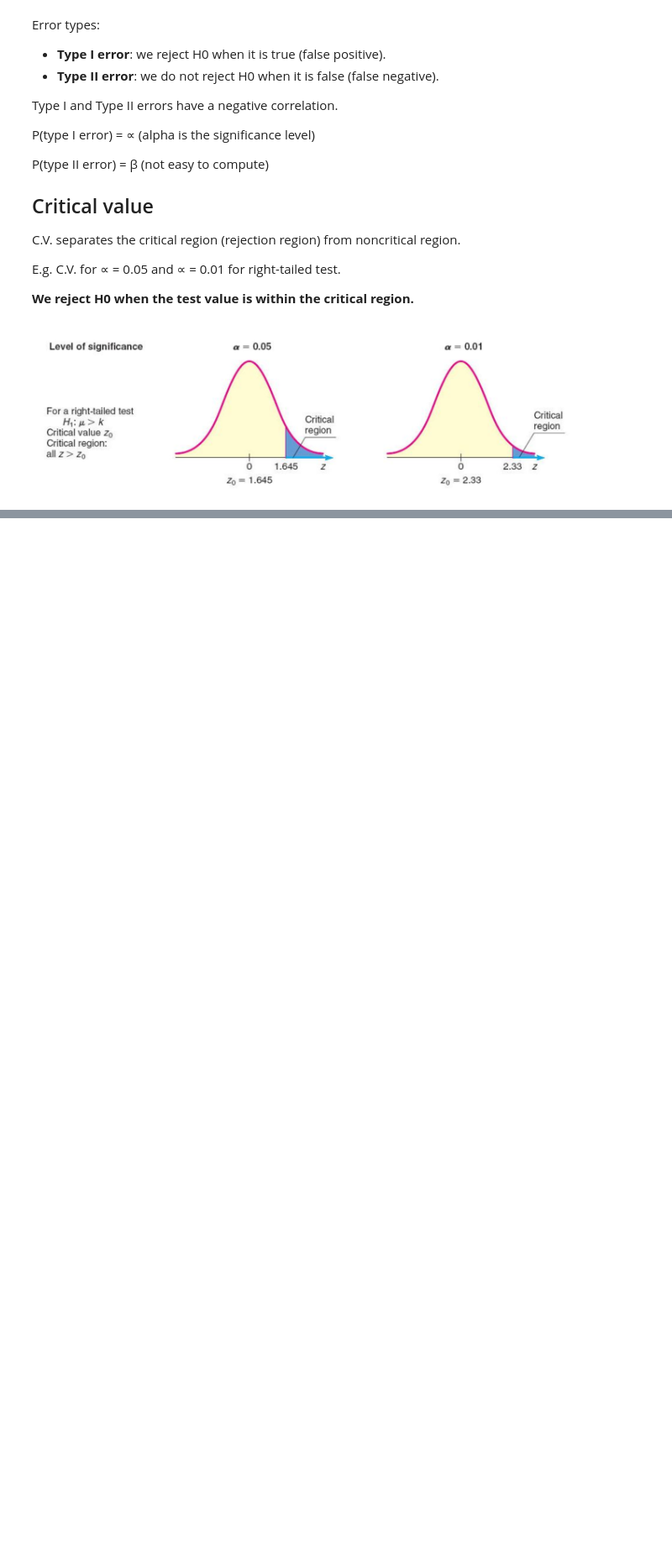
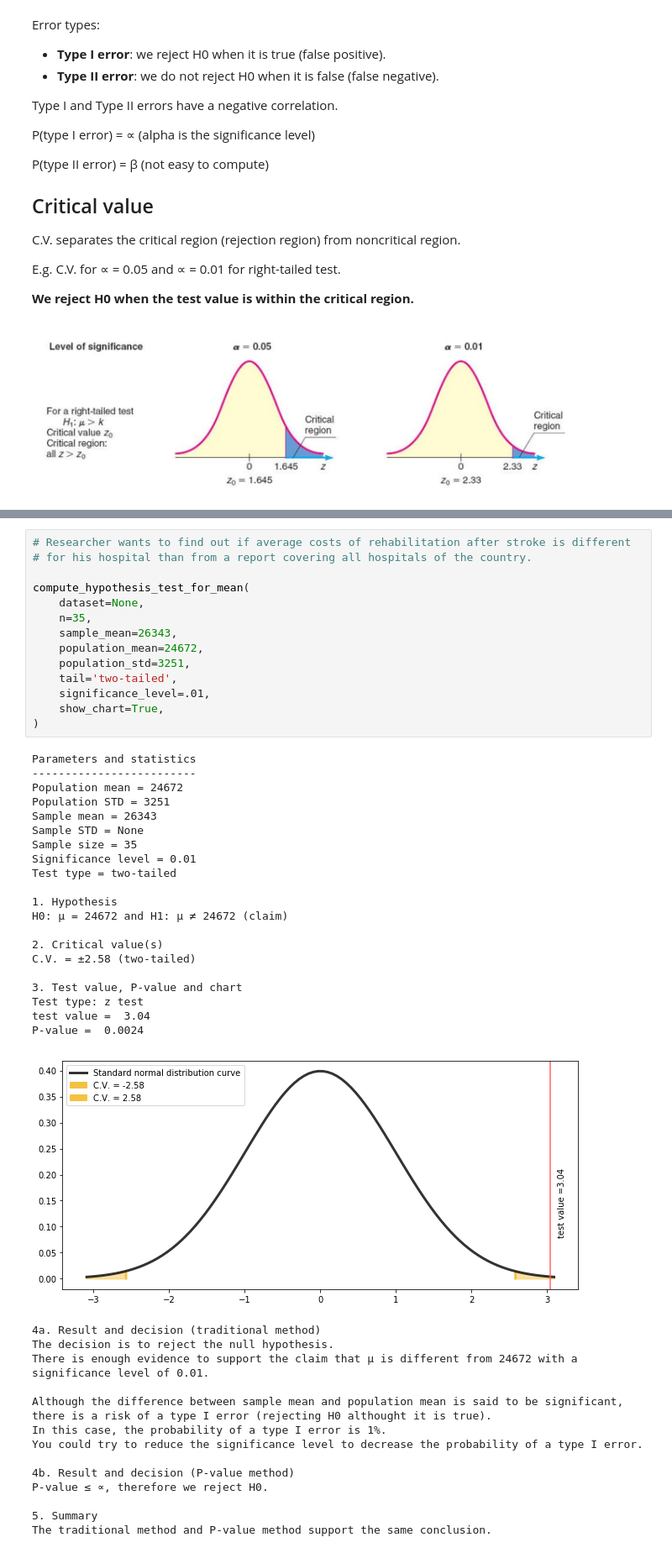
Before and after one commit to BelgianPotato/Statistics, a Jupyter notebook: Chapter 8. Hypothesis Testing.ipynb, the cells around one changed output, grey strips where cells are left out. Shown at 84% size. Drawn from its saved outputs; the diff is of its cells as text; blank space fills up the shorter version.

```diff
--- a/Chapter 8. Hypothesis Testing.ipynb
+++ b/Chapter 8. Hypothesis Testing.ipynb
@@ -91,0 +520,49 @@ E.g. C.V. for ∝ = 0.05 and ∝ = 0.01 for right-tailed test.
+# %%
+# Researcher wants to find out if average costs of rehabilitation after stroke is different
+# for his hospital than from a report covering all hospitals of the country.
+
+compute_hypothesis_test_for_mean(
+    dataset=None,
+    n=35,
+    sample_mean=26343,
+    population_mean=24672,
+    population_std=3251,
+    tail='two-tailed',
+    significance_level=.01,
+    show_chart=True,
+)
+# %% [output]
+Parameters and statistics
+-------------------------
+Population mean = 24672
+Population STD = 3251
+Sample mean = 26343
+Sample STD = None
+Sample size = 35
+Significance level = 0.01
+Test type = two-tailed
+
+1. Hypothesis
+H0: μ = 24672 and H1: μ ≠ 24672 (claim)
+
+2. Critical value(s)
+C.V. = ±2.58 (two-tailed)
+
+3. Test value, P-value and chart
+Test type: z test
+test value =  3.04
+P-value =  0.0024
+[figure, added]
+4a. Result and decision (traditional method)
+The decision is to reject the null hypothesis.
+There is enough evidence to support the claim that μ is different from 24672 with a significance level of 0.01.
+
+Although the difference between sample mean and population mean is said to be significant, there is a risk of a type I error (rejecting H0 althought it is true).
+In this case, the probability of a type I error is 1%.
+You could try to reduce the significance level to decrease the probability of a type I error.
+
+4b. Result and decision (P-value method)
+P-value ≤ ∝, therefore we reject H0.
+
+5. Summary
+The traditional method and P-value method support the same conclusion.
```
Also changed, not shown: parts of 21 cells of this notebook.
